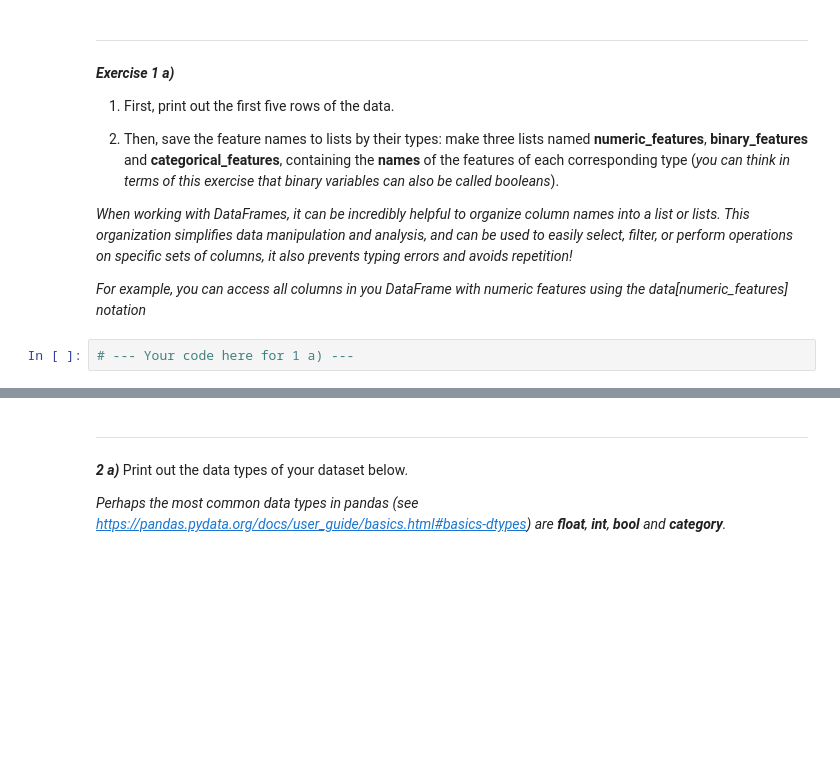
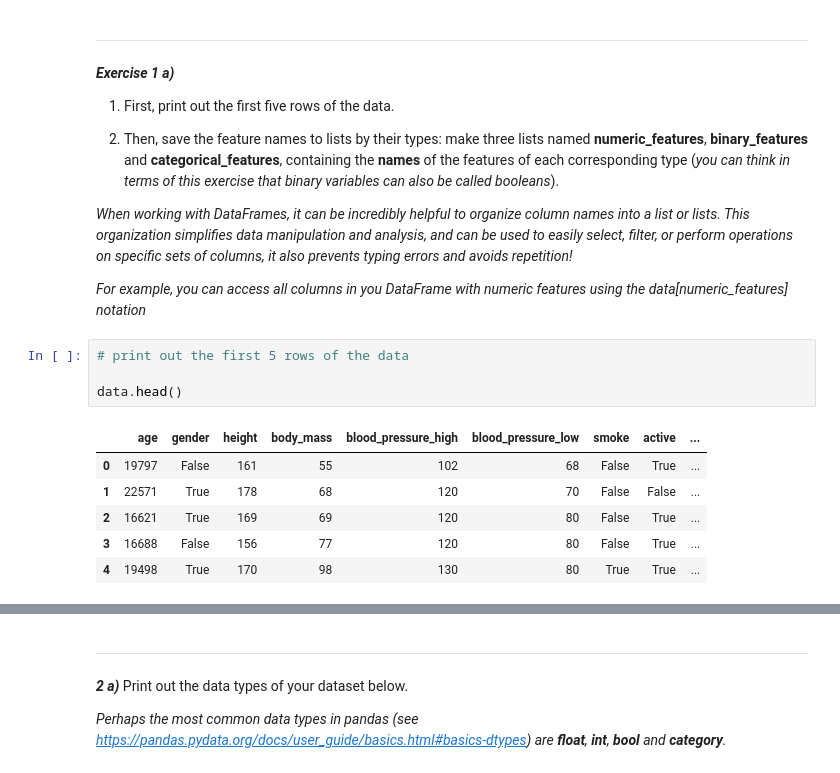
Before and after one commit to konstanyman/DAKD-E1, a Jupyter notebook: Konsta_Nyman_DAKD_2023_exercise_1.ipynb, the cells around one changed output, grey strips where cells are left out. Cells and saved outputs as stored; diff of their text form; blank space fills up the shorter version.

```diff
--- a/Konsta_Nyman_DAKD_2023_exercise_1.ipynb
+++ b/Konsta_Nyman_DAKD_2023_exercise_1.ipynb
@@ -227,5 +227,14 @@ data = pd.read_csv(data_path, dtype = {'age': 'int', 'height': 'int', 'body_mass
 _When working with DataFrames, it can be incredibly helpful to organize column names into a list or lists. This organization simplifies data manipulation and analysis, and can be used to easily select, filter, or perform operations on specific sets of columns, it also prevents typing errors and avoids repetition!_
 
 _For example, you can access all columns in you DataFrame with numeric features using the data[numeric_features] notation_
-# %%
-# --- Your code here for 1 a) ---
+# %%
+# print out the first 5 rows of the data
+
+data.head()
+# %% [output]
+|  | age | gender | height | body_mass | blood_pressure_high | blood_pressure_low | smoke | active | ... |
+| 0 | 19797 | False | 161 | 55 | 102 | 68 | False | True | ... |
+| 1 | 22571 | True | 178 | 68 | 120 | 70 | False | False | ... |
+| 2 | 16621 | True | 169 | 69 | 120 | 80 | False | True | ... |
+| 3 | 16688 | False | 156 | 77 | 120 | 80 | False | True | ... |
+| 4 | 19498 | True | 170 | 98 | 130 | 80 | True | True | ... |
```
Also changed, not shown: parts of 20 cells of this notebook.
